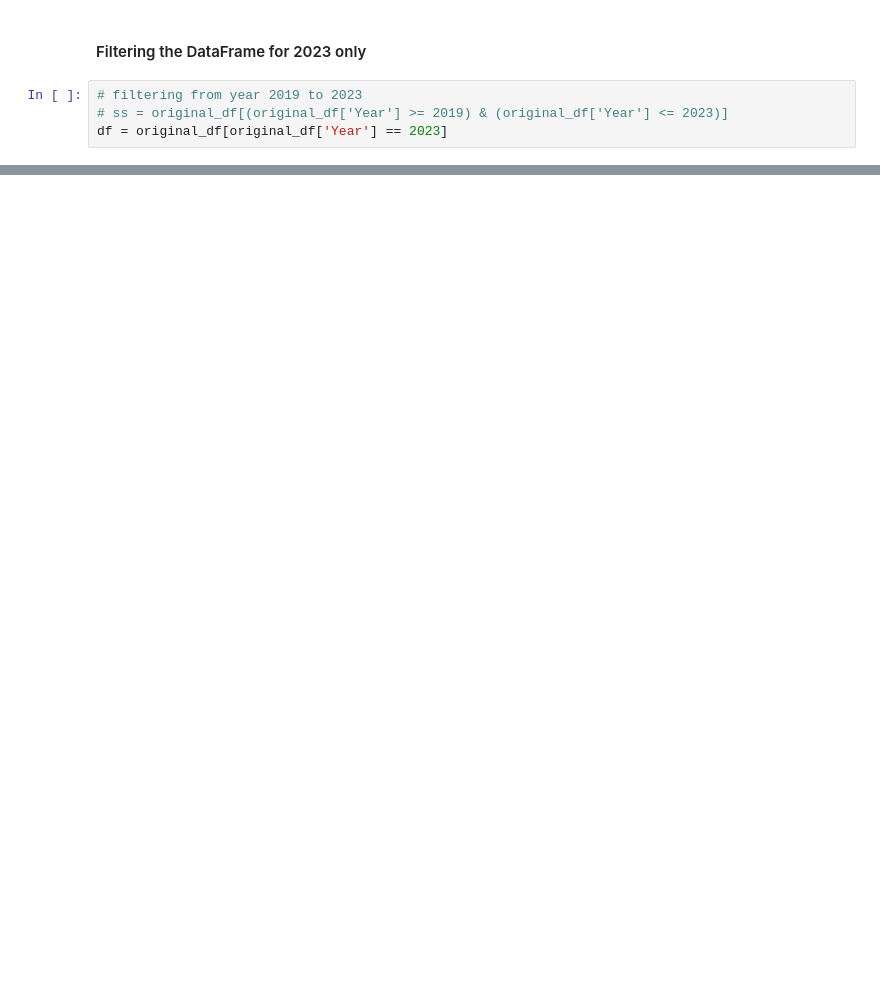
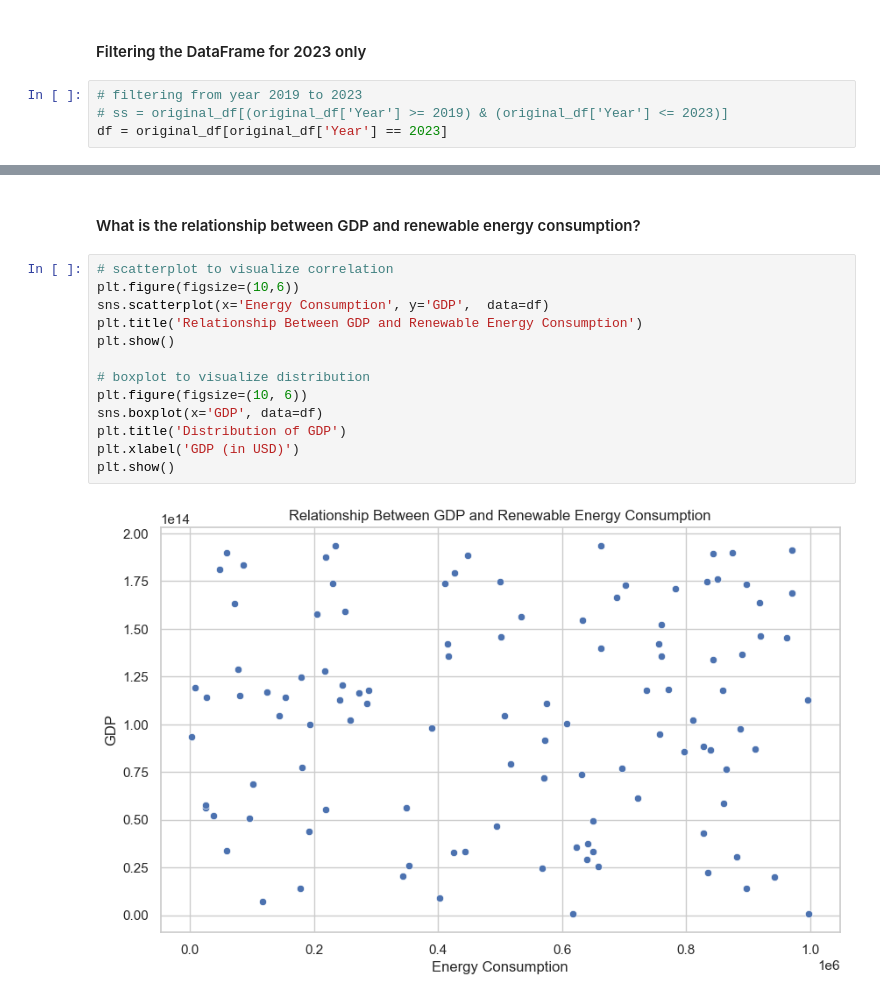
Before and after one commit to arnelimperial/greenergy, a Jupyter notebook: eda.ipynb, the cells around one changed output, grey strips where cells are left out. Drawn from its saved outputs; the diff is of its cells as text; blank space fills up the shorter version.

```diff
--- a/eda.ipynb
+++ b/eda.ipynb
@@ -214,0 +250,17 @@ df.head()
+# %% [markdown]
+<h4>What is the relationship between GDP and renewable energy consumption?</h4>
+# %%
+# scatterplot to visualize correlation
+plt.figure(figsize=(10,6))
+sns.scatterplot(x='Energy Consumption', y='GDP',  data=df)
+plt.title('Relationship Between GDP and Renewable Energy Consumption')
+plt.show()
+
+# boxplot to visualize distribution
+plt.figure(figsize=(10, 6))
+sns.boxplot(x='GDP', data=df)
+plt.title('Distribution of GDP')
+plt.xlabel('GDP (in USD)')
+plt.show()
+# %% [output]
+[figure, added]
```
Also changed, not shown: parts of 28 cells of this notebook, 1 other file.
